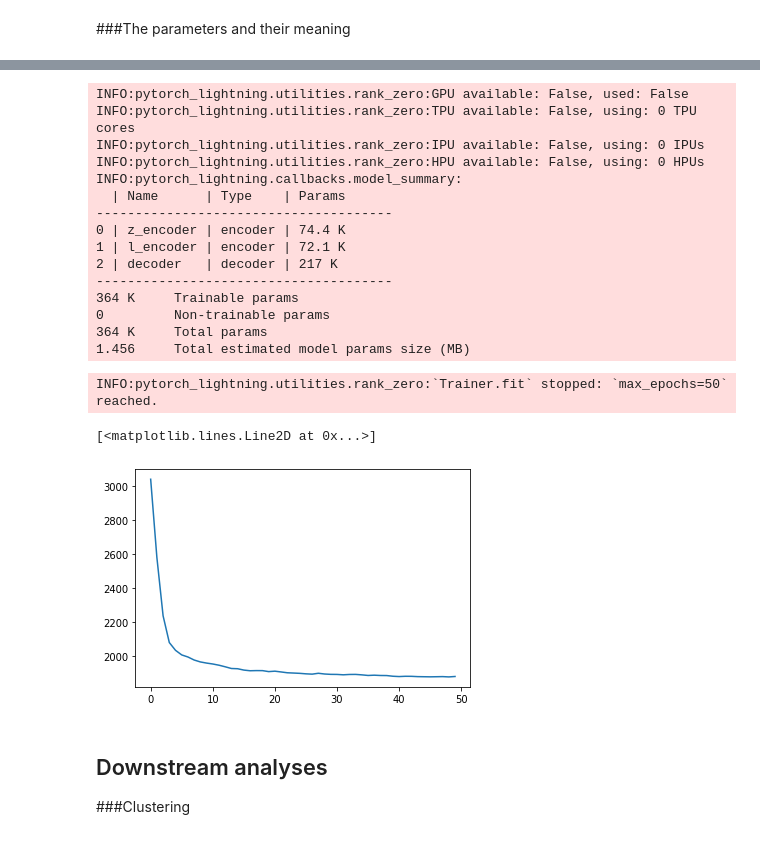
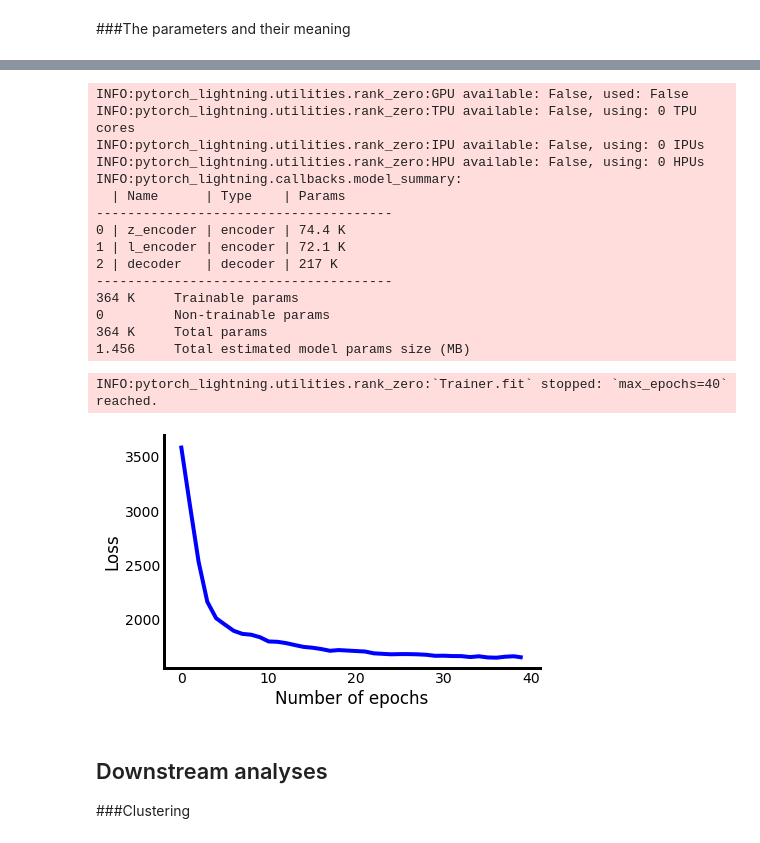
Before and after one commit to HH197/Deep-Generative-Modeling-and-Probabilistic-Dimension-Reduction, a Jupyter notebook: scVI_Pyro_PL_pub.ipynb, the cells around one changed output, grey strips where cells are left out. Saved outputs shown, nothing was run; the diff lists cells and outputs as text; code cells hidden in the pictures.

Commit message:
Latent space visualization and loss graph added

```diff
--- a/scVI_Pyro_PL_pub.ipynb
+++ b/scVI_Pyro_PL_pub.ipynb
@@ -375,7 +383,7 @@ dl = torch.utils.data.DataLoader(cortex, batch_size=128, shuffle=True)
 model = scVI(cortex.n_genes, True, True)
 model.apply(init_weights)
 logger = pl.loggers.CSVLogger("./logs")
-trainer = pl.Trainer(max_epochs=50, logger= logger)
+trainer = pl.Trainer(max_epochs=40, logger= logger)
 trainer.fit(model, dl)
 # %% [output]
 INFO:pytorch_lightning.utilities.rank_zero:GPU available: False, used: False
@@ -393,14 +401,45 @@ INFO:pytorch_lightning.callbacks.model_summary:
 0         Non-trainable params
 364 K     Total params
 1.456     Total estimated model params size (MB)
-INFO:pytorch_lightning.utilities.rank_zero:`Trainer.fit` stopped: `max_epochs=50` reached.
+INFO:pytorch_lightning.utilities.rank_zero:`Trainer.fit` stopped: `max_epochs=40` reached.
 # %%
 df = pd.read_csv(f"/content/logs/lightning_logs/version_{logger.version}/metrics.csv")
+# %%
+def plot_line (x, y,
+               line_style = None,
+               axis_x_ticks = None,
+               color = 'blue',
+               xlab = "Number of epochs",
+               ylab = 'Loss'):
+  '''
+  A simple function to graph the plot lines with customized options.
+  '''
+
+  fig, ax = plt.subplots()
+
+  if line_style == None:
+    ax.plot(x, y, color = color)
+  else:
+    ax.plot(x, y, line_style, color = color)
+
+  if axis_x_ticks != None:
+    ax.set_xticks(axis_x_ticks)
+    ax.set_xticklabels(axis_x_ticks)
+
+  ax.spines["top"].set_color(None)
+  ax.spines["right"].set_color(None)
+  ax.spines["bottom"].set_color("black")
+  ax.spines["left"].set_color("black")
+  ax.set_ylabel(ylab)
+  ax.set_xlabel(xlab)
+  ax.set_facecolor('white')
+  fig.set_facecolor('white')
+  plt.grid(None)
+  plt.show()
 # %%
-plt.plot(df.epoch, df.loss)
+plot_line(df.epoch, df.loss)
 # %% [output]
-[<matplotlib.lines.Line2D at 0x...>]
-[figure, old version]
+[figure, new version]
 # %% [markdown]
 ## Downstream analyses
 
```
Also changed, not shown: parts of 18 cells of this notebook.
